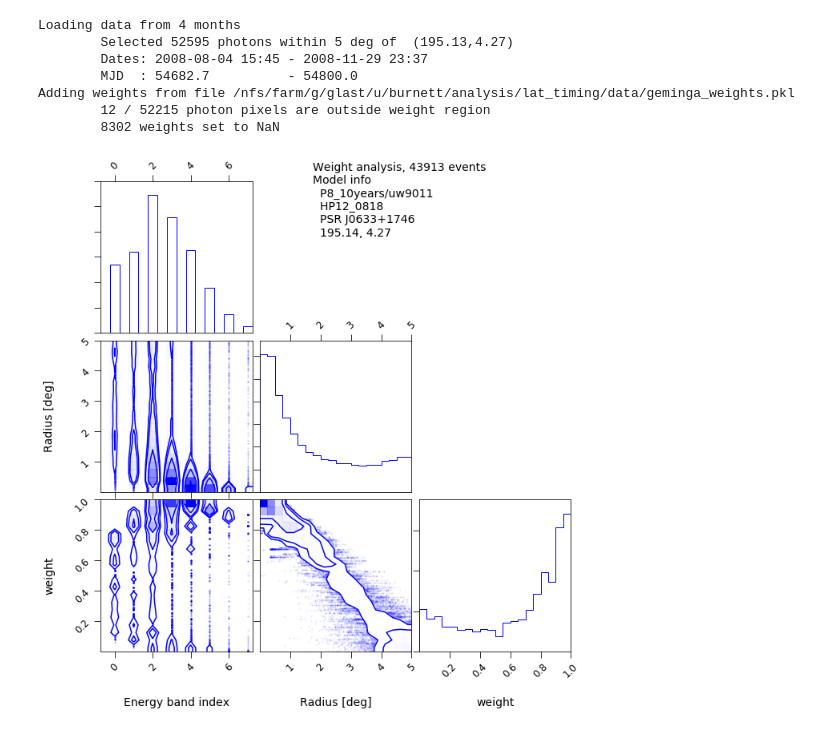
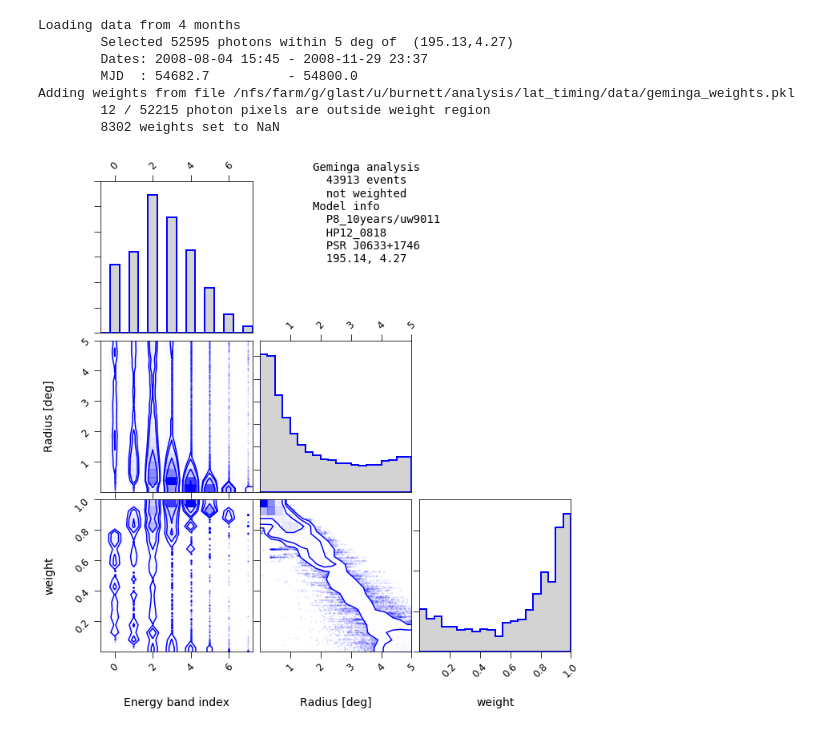
Before and after one commit to tburnett/lat-timing, a Jupyter notebook: notebooks/weight analysis.ipynb, the cells around one changed output. Saved outputs shown, nothing was run; the diff lists cells and outputs as text; code cells hidden in the pictures.

Commit message:
improve corner plot

```diff
--- a/notebooks/weight analysis.ipynb
+++ b/notebooks/weight analysis.ipynb
@@ -19,6 +19,6 @@ Adding weights from file /nfs/farm/g/glast/u/burnett/analysis/lat_timing/data/ge
         12 / 52215 photon pixels are outside weight region
         8302 weights set to NaN
 # %%
-wa.corner_plot()
+wa.corner_plot(weighted=False)
 # %% [output]
-[figure, old version]
+[figure, new version]
```
Also changed, not shown: parts of 1 cell of this notebook, 1 other file.
